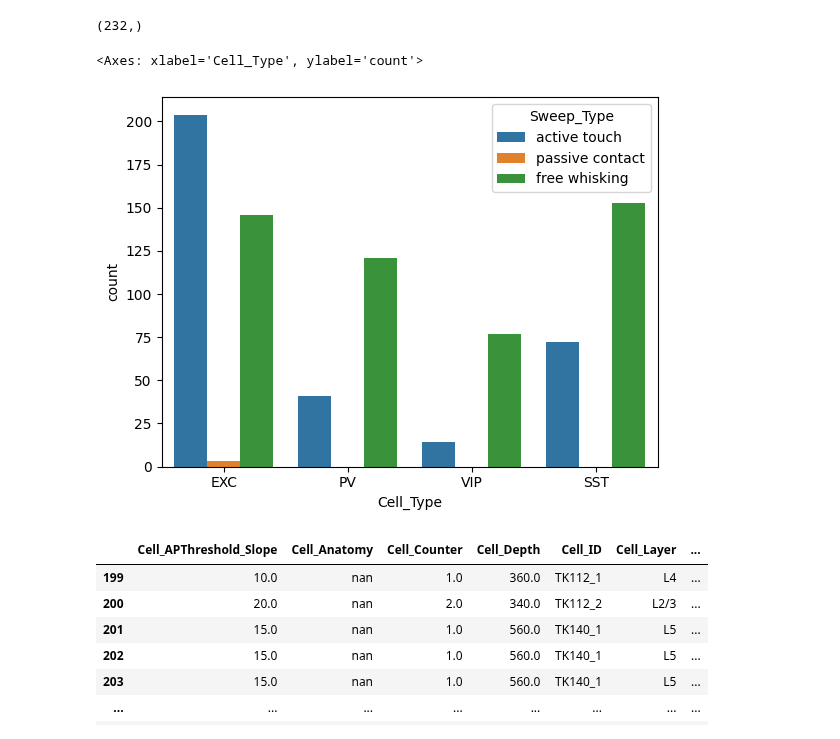
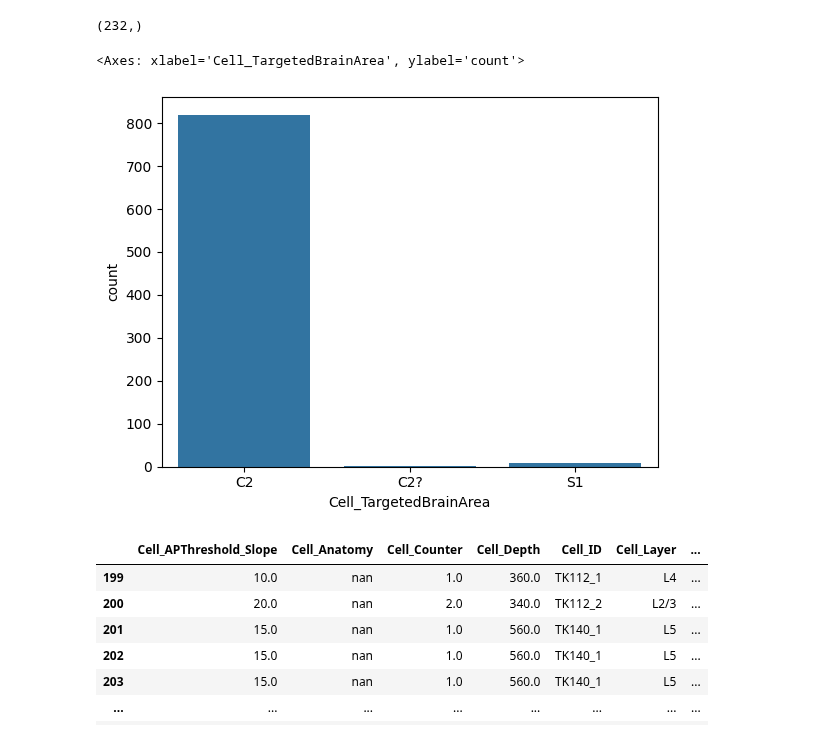
Before and after one commit to mariscoglio/bio482_cell_classifier, a Jupyter notebook: wesley.ipynb, the cells around one changed output. Drawn from its saved outputs; the diff is of its cells as text; code cells hidden in the pictures.

```diff
--- a/wesley.ipynb
+++ b/wesley.ipynb
@@ -66,13 +66,13 @@ np.unique(data_free_whisking.Cell_ID).shape
 # %%
 sns.countplot(
     # raw_data[raw_data.Sweep_Type != 'passive contact'],
     raw_data,
-    x="Cell_Type",
-    hue="Sweep_Type",
+    x="Cell_TargetedBrainArea",
+    # hue="Sweep_Type",
 )
 # %% [output]
-<Axes: xlabel='Cell_Type', ylabel='count'>
+<Axes: xlabel='Cell_TargetedBrainArea', ylabel='count'>
-[figure, old version]
+[figure, new version]
 # %%
 data_free_whisking.drop()
 # %% [output]
```
Also changed, not shown: 1 other file.
